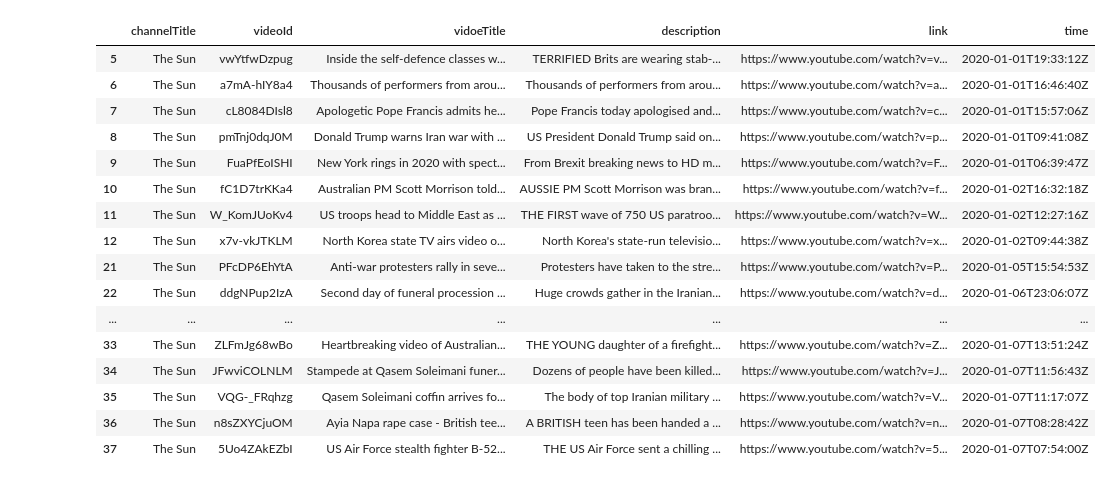
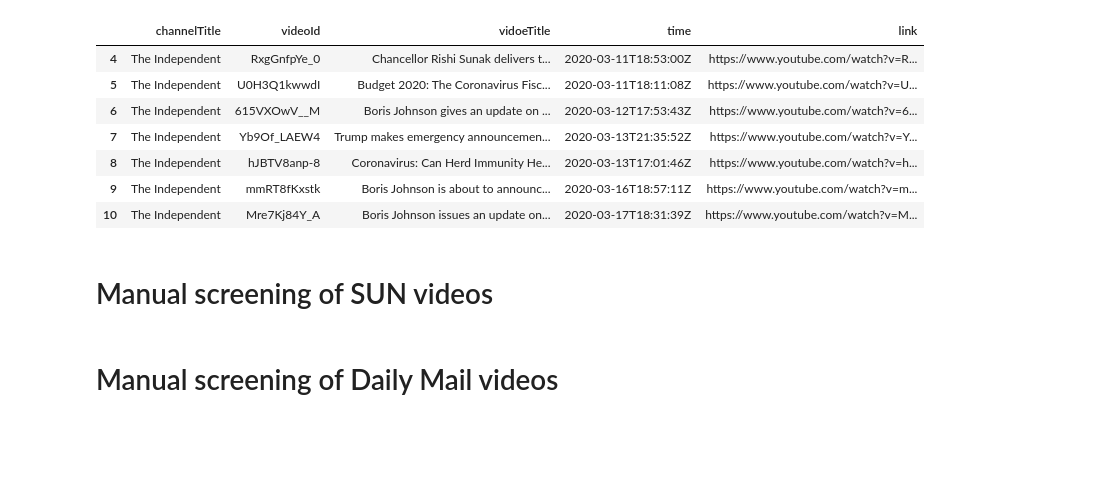
Before and after one commit to WesleyOMorrow/SW_group27, a Jupyter notebook: project/filter_vidlist.ipynb, the cells around one changed output. Saved outputs shown, nothing was run; the diff lists cells and outputs as text; code cells hidden in the pictures; blank space fills up the shorter version.

```diff
--- a/project/filter_vidlist.ipynb
+++ b/project/filter_vidlist.ipynb
@@ -1,8 +1,9 @@
 # %%
 SUN_list = './videolist/Sun/Sun_videolist_byWeek.csv'
-BBC_list = './videolist/BBC/BBC_videolist_byWeek.csv'
-DM_list = './videolist/DailyMail/DailyMail_videolist_byWeek.csv'
+BBC_list = './videolist/BBC/BBC_videolist_byDay.csv'
+DM_list = './videolist/DailyMail/DailyMail_videolist_byDay.csv'
 GD_list = './videolist/Guardian/Guardian_videolist_byDay.csv'
+Independent_list = './videolist/Independent/Independent_videolist_byDay.csv'
 # %%
 import csv
 import time
@@ -15,6 +16,8 @@ def filter_by_data(data_list,media_name):
         video_path = BBC_list
     elif media_name == "DM":
         video_path = DM_list
+    elif media_name == "Independent":
+        video_path = Independent_list
     else:
         video_path = GD_list
 
@@ -28,27 +31,35 @@ def filter_by_data(data_list,media_name):
     for i in range(0,len(strptime_list),2):
         final_list = final_list.append(videolist[(videolist['newtime']>= strptime_list[i])&(videolist['newtime']<= strptime_list[i+1])])
 
-    return final_list[['channelTitle','videoId','vidoeTitle','description','link','time']]
+    return final_list[['channelTitle','videoId','vidoeTitle','time','link']]
 
-# data_list : pairs of data, media_name : SUN, BBC, DM, GD
-final_list = filter_by_data(["2020-1-1","2020-1-2","2020-1-5","2020-1-7"],"SUN")
+# data_list : pairs of data, media_name : SUN, BBC, DM, GD, Independent
+final_list = filter_by_data(["2020-03-11","2020-03-20"],"Independent")
 # %%
+# ["2020-03-16","2020-03-19"]
+# ["2020-03-23","2020-04-16"]
+# ["2020-04-30","2020-04-30"]
+# ["2020-05-10","2020-06-23"]
+# ["2020-06-29","2020-07-18"]
+# ["2020-08-03","2020-08-14"]
+# ["2020-09-14","2020-11-05"]
+# ["2020-11-24","2020-11-24"]
+# ["2020-12-02","2020-12-02"]
+# ["2020-12-15","2020-12-15"]
+# ["2020-12-19","2020-12-26"]
+# ["2021-01-04","2021-01-04"]
+# ["2021-01-06","2021-02-15"]
+# ["2021-02-22","2021-06-21"]
+pd.set_option('max_colwidth',1000)
 final_list
 # %% [output]
-|  | channelTitle | videoId | vidoeTitle | description | link | time |
-| 5 | The Sun | vwYtfwDzpug | Inside the self-defence classes w... | TERRIFIED Brits are wearing stab-... | https://www.youtube.com/watch?v=v... | 2020-01-01T19:33:12Z |
-| 6 | The Sun | a7mA-hIY8a4 | Thousands of performers from arou... | Thousands of performers from arou... | https://www.youtube.com/watch?v=a... | 2020-01-01T16:46:40Z |
-| 7 | The Sun | cL8084DIsl8 | Apologetic Pope Francis admits he... | Pope Francis today apologised and... | https://www.youtube.com/watch?v=c... | 2020-01-01T15:57:06Z |
-| 8 | The Sun | pmTnj0dqJ0M | Donald Trump warns Iran war with ... | US President Donald Trump said on... | https://www.youtube.com/watch?v=p... | 2020-01-01T09:41:08Z |
-| 9 | The Sun | FuaPfEoISHI | New York rings in 2020 with spect... | From Brexit breaking news to HD m... | https://www.youtube.com/watch?v=F... | 2020-01-01T06:39:47Z |
-| 10 | The Sun | fC1D7trKKa4 | Australian PM Scott Morrison told... | AUSSIE PM Scott Morrison was bran... | https://www.youtube.com/watch?v=f... | 2020-01-02T16:32:18Z |
-| 11 | The Sun | W_KomJUoKv4 | US troops head to Middle East as ... | THE FIRST wave of 750 US paratroo... | https://www.youtube.com/watch?v=W... | 2020-01-02T12:27:16Z |
-| 12 | The Sun | x7v-vkJTKLM | North Korea state TV airs video o... | North Korea's state-run televisio... | https://www.youtube.com/watch?v=x... | 2020-01-02T09:44:38Z |
-| 21 | The Sun | PFcDP6EhYtA | Anti-war protesters rally in seve... | Protesters have taken to the stre... | https://www.youtube.com/watch?v=P... | 2020-01-05T15:54:53Z |
-| 22 | The Sun | ddgNPup2IzA | Second day of funeral procession ... | Huge crowds gather in the Iranian... | https://www.youtube.com/watch?v=d... | 2020-01-06T23:06:07Z |
-| ... | ... | ... | ... | ... | ... | ... |
-| 33 | The Sun | ZLFmJg68wBo | Heartbreaking video of Australian... | THE YOUNG daughter of a firefight... | https://www.youtube.com/watch?v=Z... | 2020-01-07T13:51:24Z |
-| 34 | The Sun | JFwviCOLNLM | Stampede at Qasem Soleimani funer... | Dozens of people have been killed... | https://www.youtube.com/watch?v=J... | 2020-01-07T11:56:43Z |
-| 35 | The Sun | VQG-_FRqhzg | Qasem Soleimani coffin arrives fo... | The body of top Iranian military ... | https://www.youtube.com/watch?v=V... | 2020-01-07T11:17:07Z |
-| 36 | The Sun | n8sZXYCjuOM | Ayia Napa rape case - British tee... | A BRITISH teen has been handed a ... | https://www.youtube.com/watch?v=n... | 2020-01-07T08:28:42Z |
-| 37 | The Sun | 5Uo4ZAkEZbI | US Air Force stealth fighter B-52... | THE US Air Force sent a chilling ... | https://www.youtube.com/watch?v=5... | 2020-01-07T07:54:00Z |
+|  | channelTitle | videoId | vidoeTitle | time | link |
+| 4 | The Independent | RxgGnfpYe_0 | Chancellor Rishi Sunak delivers t... | 2020-03-11T18:53:00Z | https://www.youtube.com/watch?v=R... |
+| 5 | The Independent | U0H3Q1kwwdI | Budget 2020: The Coronavirus Fisc... | 2020-03-11T18:11:08Z | https://www.youtube.com/watch?v=U... |
+| 6 | The Independent | 615VXOwV__M | Boris Johnson gives an update on ... | 2020-03-12T17:53:43Z | https://www.youtube.com/watch?v=6... |
+| 7 | The Independent | Yb9Of_LAEW4 | Trump makes emergency announcemen... | 2020-03-13T21:35:52Z | https://www.youtube.com/watch?v=Y... |
+| 8 | The Independent | hJBTV8anp-8 | Coronavirus: Can Herd Immunity He... | 2020-03-13T17:01:46Z | https://www.youtube.com/watch?v=h... |
+| 9 | The Independent | mmRT8fKxstk | Boris Johnson is about to announc... | 2020-03-16T18:57:11Z | https://www.youtube.com/watch?v=m... |
+| 10 | The Independent | Mre7Kj84Y_A | Boris Johnson issues an update on... | 2020-03-17T18:31:39Z | https://www.youtube.com/watch?v=M... |
+# %% [markdown]
+# Manual screening of SUN videos
@@ -54,0 +82,2 @@ final_list
+# %% [markdown]
+# Manual screening of Daily Mail videos
```
Also changed, not shown: parts of 10 cells of this notebook, 2 other files.
